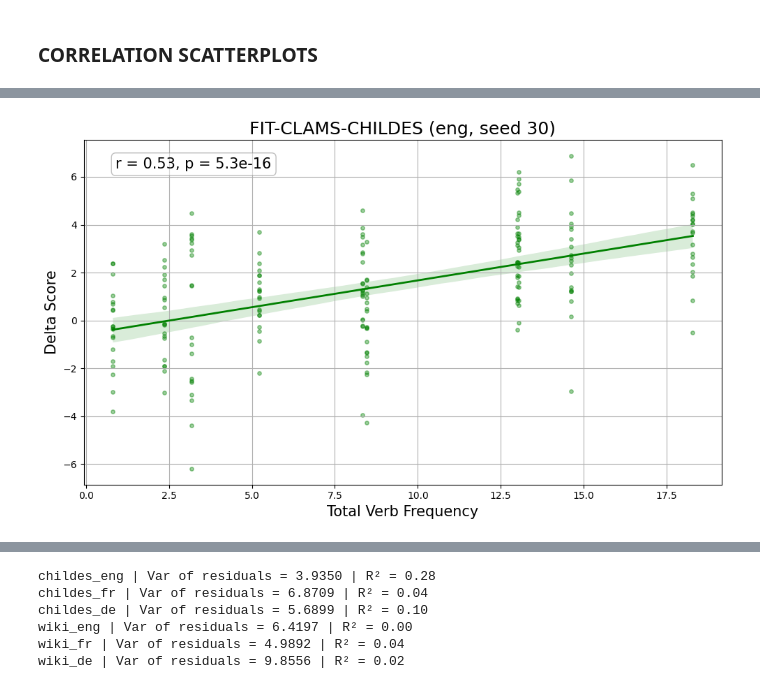
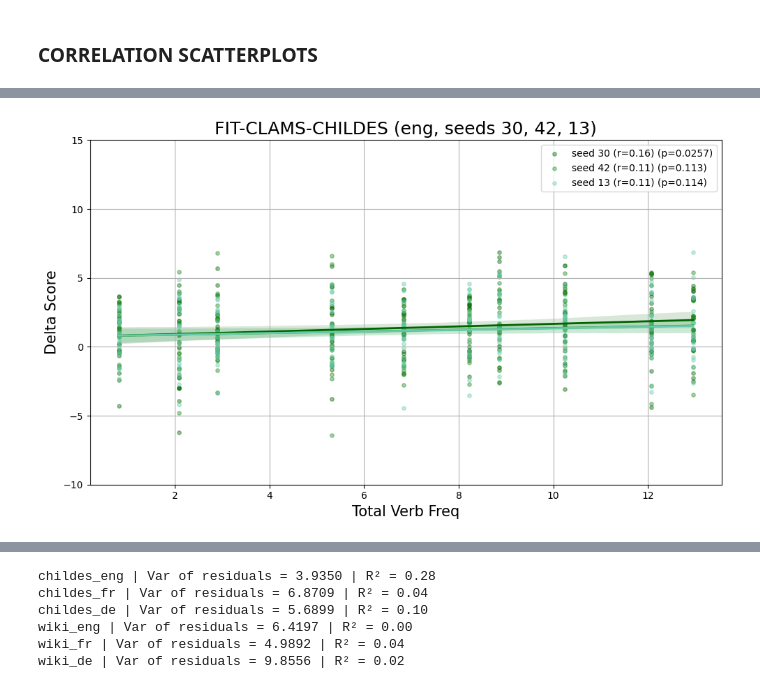
Before and after one commit to fpadovani/childes_vs_wiki, a Jupyter notebook: regression_analysis.ipynb, the cells around one changed output, grey strips where cells are left out. Drawn from its saved outputs; the diff is of its cells as text; code cells hidden in the pictures.

Commit message:
adding correlation computation and plots

```diff
--- a/regression_analysis.ipynb
+++ b/regression_analysis.ipynb
@@ -1406,28 +1406,35 @@ import seaborn as sns
 from scipy.stats import pearsonr
 
 
-def generate_correlation_plot(base_folder, corpus, language, seed=30):
+def generate_correlation_plot(base_folder, corpus, language, seeds=[30, 42, 13]):
     """
-    Generates and saves a correlation scatterplot between total verb frequency and delta score.
+    Generates and saves a correlation scatterplot between total verb frequency and multiple delta scores (by seed).
 
     Parameters:
         base_folder (str): Directory containing CSV files.
         corpus (str): 'childes' or 'wiki'.
         language (str): Language code: 'eng', 'fr', or 'de'.
-        seed (int): Seed number used in the delta_score column.
+        seeds (list of int): Seeds used for delta_score columns.
     """
-    # Set color per language
-    language_colors = {
+
+    # Define base color and shades
+    base_colors = {
         'eng': 'green',
         'fr': 'blue',
         'de': 'red'
     }
-    color = language_colors.get(language, 'gray')
 
-    target_column = f"delta_score_{seed}"
-    #target_column = f"delta_avg"
+    color_palettes = {
+        'green': ['#006400', '#228B22', '#66CDAA'],
+        'blue': ['#00008B', '#1E90FF', '#87CEFA'],
+        'red': ['#8B0000', '#DC143C', '#FF7F7F'],
+        'gray': ['#555', '#888', '#bbb']
+    }
+
+    base_color_name = base_colors.get(language, 'gray')
+    seed_colors = color_palettes[base_color_name]
+
     dfs = []
-
     for filename in os.listdir(base_folder):
         if (
             filename.endswith("_1.csv") and
@@ -1435,51 +1442,54 @@ def generate_correlation_plot(base_folder, corpus, language, seed=30):
             language in filename.lower()
         ):
             full_path = os.path.join(base_folder, filename)
+            if language == 'de' and corpus == 'childes':
+                full_path = './regression_analysis/regressions_files/childes_de_1.csv'
             df = pd.read_csv(full_path)
             df = df[sorted(df.columns)]
-            if target_column in df.columns:
-                dfs.append(df)
+            dfs.append(df)
 
     if not dfs:
         print(f"No matching files found for {corpus} ({language}).")
         return
 
     combined_df = pd.concat(dfs, ignore_index=True)
+    print(f"Unique x values ({language}, {corpus}):", combined_df["total_freq_nouns"].nunique())
 
-    # Pearson correlation
-    r, pval = pearsonr(combined_df["total_freq_verbs"], combined_df[target_column])
-    print(f"[{corpus.upper()} - {language.upper()}] Pearson r = {r:.2f}, p = {pval:.3g}")
+    # Plot setup
+    plt.figure(figsize=(10, 6))
 
-    # Plot
-    plt.figure(figsize=(10, 6))
-    sns.regplot(
-        data=combined_df,
-        x="total_freq_verbs",
-        y=target_column,
-        scatter=True,
-        label=f"delta_seed_{seed}",
-        color=color,
-        scatter_kws={"alpha": 0.4, "s": 15},
-        line_kws={"linewidth": 2}
-    )
+    for i, seed in enumerate(seeds):
+        target_column = f"delta_score_{seed}"
+        if target_column in combined_df.columns:
+            r, pval = pearsonr(combined_df["total_freq_nouns"], combined_df[target_column])
+            print(f"[{corpus.upper()} - {language.upper()} - seed {seed}] Pearson r = {r:.2f}, p = {pval:.3g}")
+            sns.regplot(
+                data=combined_df,
+                x="total_freq_nouns",
+                y=target_column,
+                scatter=True,
+                label=f"seed {seed} (r={r:.2f}) (p={pval:.3g})",
+                color=seed_colors[i % len(seed_colors)],
+                scatter_kws={"alpha": 0.4, "s": 15},
+                line_kws={"linewidth": 2}
+            )
+        else:
+            print(f"Column {target_column} not found in dataframe.")
 
-    plt.xlabel("Total Verb Frequency", fontsize=15)
+    plt.xlabel("Total Verb Freq", fontsize=15)
     plt.ylabel("Delta Score", fontsize=15)
-    plt.title(f"FIT-CLAMS-{corpus.upper()} ({language}, seed {seed})", fontsize=18)
+    plt.ylim(-10, 15)
+    plt.title(f"FIT-CLAMS-{corpus.upper()} ({language}, seeds {', '.join(map(str, seeds))})", fontsize=18)
     plt.grid(True)
+    plt.legend()
     plt.tight_layout()
 
-    plt.text(
-        0.05, 0.95,
-        f"r = {r:.2f}, p = {pval:.2g}",
-        transform=plt.gca().transAxes,
-        fontsize=15,
-        verticalalignment='top',
-        bbox=dict(boxstyle="round,pad=0.3", facecolor="white", edgecolor="gray", alpha=0.5)
+    # Save as PNG
+    save_path = os.path.join(
+        '/'.join(base_folder.split('/')[:-1]),
+        'regressions_plots',
+        f"FIT-CLAMS_plot_{corpus}_{language}_delta{'_'.join(map(str, seeds))}.png"
     )
-
-    # Save as PNG
-    save_path = os.path.join('/'.join(base_folder.split('/')[:-1]), 'regressions_plots', f"FIT-CLAMS_plot_{corpus}_{language}_delta{seed}.png")
     plt.savefig(save_path, format="png")
     plt.show()
 
@@ -1498 +1511 @@ for corpus in corpora:
-[figure, old version]
+[figure, new version]
```
Also changed, not shown: parts of 2 cells of this notebook, 21 other files.
